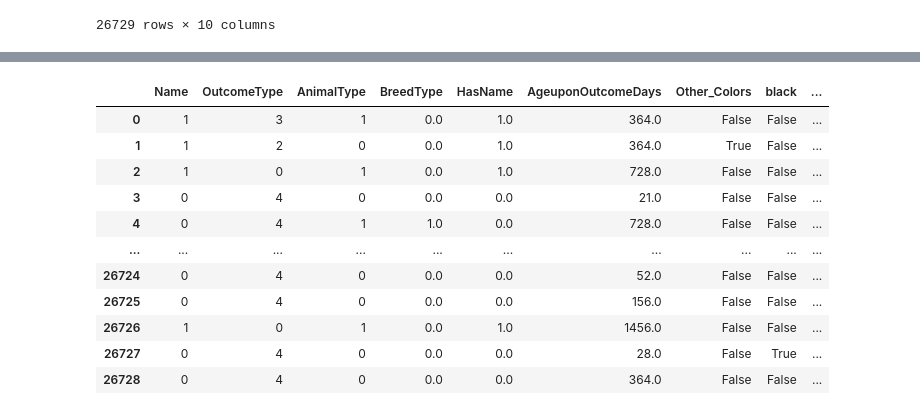
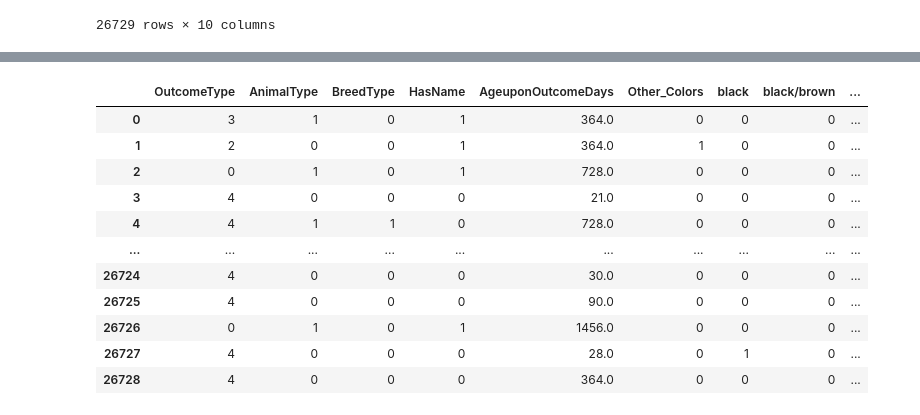
Before and after one commit to Stremps/Shelter-Outcome-Prediction, a Jupyter notebook: Shelter.ipynb, the cells around one changed output, grey strips where cells are left out. Drawn from its saved outputs; the diff is of its cells as text; code cells hidden in the pictures.

```diff
--- a/Shelter.ipynb
+++ b/Shelter.ipynb
@@ -7,14 +7,14 @@ import seaborn as sns
 import matplotlib.pyplot as plt
 from scipy.stats import f_oneway, chi2_contingency
 
-# Function to convert age (years/months) into weeks
-def age_to_weeks(age):
+# Function to convert age (years/months) into days
+def age_to_days(age):
     if 'year' in age:
         years = int(age.split()[0]) # Capture the numeric value before the "year" substring
-        return years * 364 # Converts year to weeks (1 year == 52 weeks)
+        return years * 364 # Converts year to days (1 year == 364 days)
     elif 'month' in age:
         months = int(age.split()[0]) # Captures the numeric value before the "month" substring
-        return months * 52 # Converts month to weeks (1 month == 4 weeks)
+        return months * 30 # Converts month to weeks (1 month == 30 days)
     elif 'week' in age:
         week = int(age.split()[0]) # Captures the numeric value before the "week" substring
         return week * 7
@@ -141,8 +141,10 @@ plt.xticks(rotation=45)
 plt.show()
 
 # 5. Calcular a proporção de OutcomeType dentro de ter ou não ter nome
-df['HasName'] = df['Name'].apply(lambda x: 1 if pd.notna(x) and x != '' else 0)
+df['HasName'] = df['Name'].apply(lambda x: 'Yes' if pd.notna(x) and x != '' else 'No')
 normalized_counts_name = df.groupby('HasName')['OutcomeType'].value_counts(normalize=True).rename('Proportion').reset_index()
+
+df = df.drop(columns=['Name'])
 
 # Plotar o gráfico de barras normalizado para HasName
 plt.figure(figsize=(8, 6))
@@ -171,7 +173,7 @@ df['Mapped_Color'] = df['Mapped_Color'].apply(match_duplicates)
 color_counts = df['Mapped_Color'].value_counts()
 
 # Defines a frequency threshold for rare colors ( currently given as 1% of the amount of examples in the dataset)
-threshold = 267
+threshold = 300
 rare_colors = color_counts[color_counts < threshold].index
 
 # Substitutes the rare colors for the column 'Other_colors'
@@ -180,14 +182,14 @@ df['Mapped_Color'] = df['Mapped_Color'].apply(lambda x: 'Other_Colors' if x in r
 # Applies One-Hot Encoding to 'Mapped_Color'
 mapped_color_dummies = pd.get_dummies(df['Mapped_Color'])
 
-# Replaces the names of the animals by the characteristic of having a name or not
-df['Name'] = df['Name'].apply(lambda x: 1 if pd.notna(x) and x != '' else 0)
+# Converte valores booleanos (True/False) para inteiros (0/1)
+mapped_color_dummies = mapped_color_dummies.astype(int)
 
 # Drops na values especifically in this point, since the most where names and OutcomeSubtypes (which are all treated)
 df = df.dropna()
 
 # Converts 'AgeuponOutcome' to weeks
-df['AgeuponOutcomeDays'] = df['AgeuponOutcome'].apply(age_to_weeks) # Converting months and years to weeks
+df['AgeuponOutcomeDays'] = df['AgeuponOutcome'].apply(age_to_days) # Converting months and years to weeks
 
 display(df)
 # %% [output]
@@ -344,18 +337,16 @@ dtype: int64
 # %%
-# Categoric to numerical data conversion
+# Categoric to numerical data conversion + useless column drop
+
+
 
 # Drops 'Mapped_Color' to leave just the other color columns
 df = df.drop(columns=['Mapped_Color'])
 
-# Drops unprocessed columns
-df = df.drop(columns=['Color', 'DateTime', 'AgeuponOutcome'])
+# Drops unprocessed/irrelevant columns
+df = df.drop(columns=['Color', 'DateTime', 'AgeuponOutcome', 'Intervalo'])
 
 # Concatenates the new One-Hot Encoding columns to the DataFrame
 df = pd.concat([df, mapped_color_dummies], axis=1)
-
-# Applies Label Encoding to 'Name'
-label_encoder_name = LabelEncoder()
-df['Name'] = label_encoder_name.fit_transform(df['Name'])
 
 # Applies Label Encoding to 'AnimalType'
 label_encoder_animal = LabelEncoder()
@@ -365,17 +356,41 @@ df['AnimalType'] = label_encoder_animal.fit_transform(df['AnimalType'])
 label_encoder_outcome = LabelEncoder()
 df['OutcomeType'] = label_encoder_outcome.fit_transform(df['OutcomeType'])
 
+
+# Optar pelo comportamento futuro definido no aviso
+pd.set_option('future.no_silent_downcasting', True)
+
+# Aplicar a substituição
+df['HasName'] = df['HasName'].replace({'Yes': 1, 'No': 0})
+
+# Verificar a conversão
+print(df['HasName'].head())
+
 # Applies One-Hot Encoding to 'SexuponOutcome'
-df = pd.get_dummies(df, columns=['SexuponOutcome'], prefix='sex')
+df = pd.get_dummies(df, columns=['SexuponOutcome'], prefix='')
 
-df = df.drop(columns=['Intervalo'])
+# Drops the values that turned to NaN during conversion
+df = df.dropna()
 
-##################################################### É aqui que reoslvo temporariamente o problema Gustavo
-# Usado para dropar os vazios TEMPORARIAMENTE até uma solução ser dada
-df = df.dropna()
+# Converts boolean values (True/False) to integers (0/1)
+df['_Intact Female'] = df['_Intact Female'].astype(int)
+
+df['_Intact Male'] = df['_Intact Male'].astype(int)
+
+df['_Neutered Male'] = df['_Neutered Male'].astype(int)
+
+df['_Spayed Female'] = df['_Spayed Female'].astype(int)
+
+df['_Unknown'] = df['_Unknown'].astype(int)
+
+df['HasName'] = df['HasName'].astype(int)
+
+df['BreedType'] = df['BreedType'].astype(int)
+
+
+
 # Showa the processed table with most numeric values
-print('oi')
-print(df.isna().sum())
+
 print('Dataset modificado')
 display(df)
 # %% [output]
@@ -398,13 +403,13 @@ dtype: int64
 Dataset modificado
-|  | Name | OutcomeType | AnimalType | BreedType | HasName | AgeuponOutcomeDays | Other_Colors | black | ... |
-| 0 | 1 | 3 | 1 | 0.0 | 1.0 | 364.0 | False | False | ... |
-| 1 | 1 | 2 | 0 | 0.0 | 1.0 | 364.0 | True | False | ... |
-| 2 | 1 | 0 | 1 | 0.0 | 1.0 | 728.0 | False | False | ... |
-| 3 | 0 | 4 | 0 | 0.0 | 0.0 | 21.0 | False | False | ... |
-| 4 | 0 | 4 | 1 | 1.0 | 0.0 | 728.0 | False | False | ... |
+|  | OutcomeType | AnimalType | BreedType | HasName | AgeuponOutcomeDays | Other_Colors | black | black/brown | ... |
+| 0 | 3 | 1 | 0 | 1 | 364.0 | 0 | 0 | 0 | ... |
+| 1 | 2 | 0 | 0 | 1 | 364.0 | 1 | 0 | 0 | ... |
+| 2 | 0 | 1 | 0 | 1 | 728.0 | 0 | 0 | 0 | ... |
+| 3 | 4 | 0 | 0 | 0 | 21.0 | 0 | 0 | 0 | ... |
+| 4 | 4 | 1 | 1 | 0 | 728.0 | 0 | 0 | 0 | ... |
 | ... | ... | ... | ... | ... | ... | ... | ... | ... | ... |
-| 26724 | 0 | 4 | 0 | 0.0 | 0.0 | 52.0 | False | False | ... |
-| 26725 | 0 | 4 | 0 | 0.0 | 0.0 | 156.0 | False | False | ... |
-| 26726 | 1 | 0 | 1 | 0.0 | 1.0 | 1456.0 | False | False | ... |
-| 26727 | 0 | 4 | 0 | 0.0 | 0.0 | 28.0 | False | True | ... |
-| 26728 | 0 | 4 | 0 | 0.0 | 0.0 | 364.0 | False | False | ... |
+| 26724 | 4 | 0 | 0 | 0 | 30.0 | 0 | 0 | 0 | ... |
+| 26725 | 4 | 0 | 0 | 0 | 90.0 | 0 | 0 | 0 | ... |
+| 26726 | 0 | 1 | 0 | 1 | 1456.0 | 0 | 0 | 0 | ... |
+| 26727 | 4 | 0 | 0 | 0 | 28.0 | 0 | 1 | 0 | ... |
+| 26728 | 4 | 0 | 0 | 0 | 364.0 | 0 | 0 | 0 | ... |
```
Also changed, not shown: parts of 7 cells of this notebook, 1 other file.
